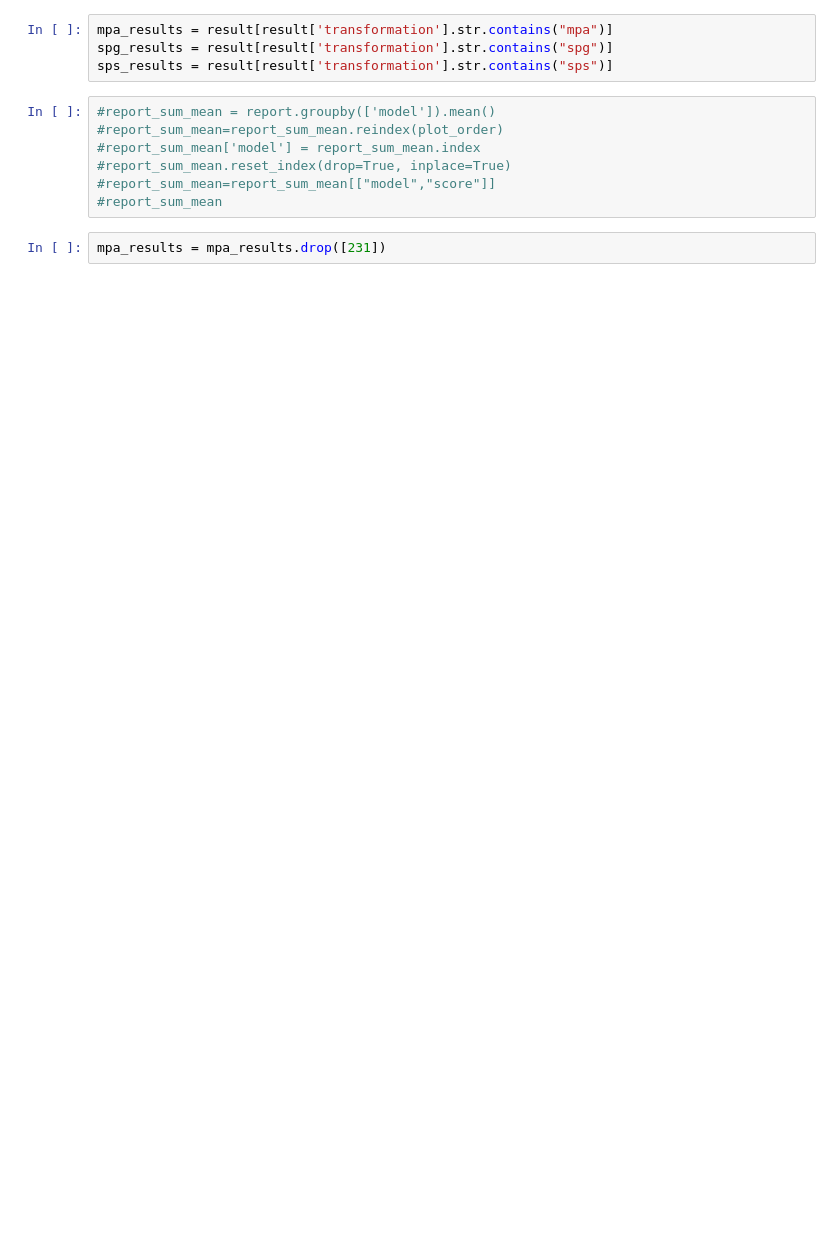
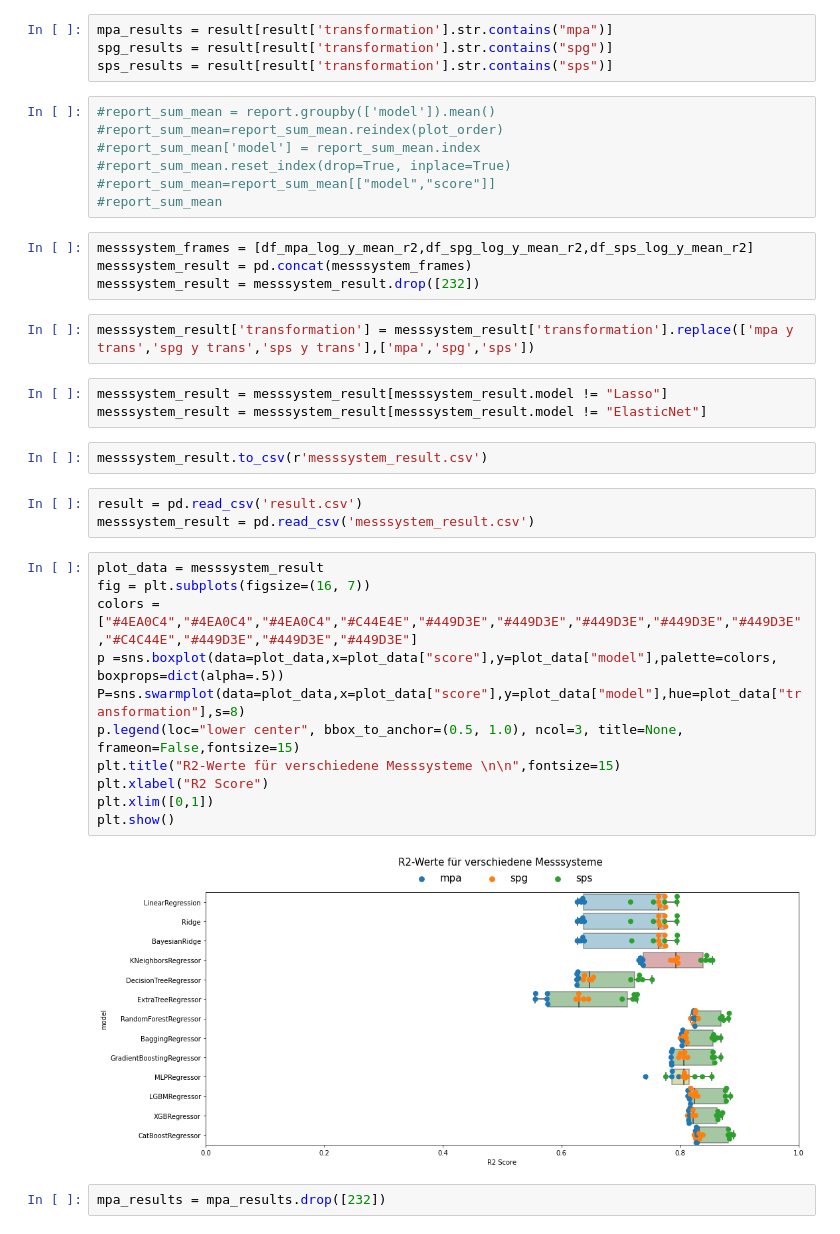
Before and after one commit to FiratSaritas/Safety-for-Alpine-Villages, a Jupyter notebook: model/log_compare_Model.ipynb, the cells around one changed output. Drawn from its saved outputs; the diff is of its cells as text; blank space fills up the shorter version.

```diff
--- a/model/log_compare_Model.ipynb
+++ b/model/log_compare_Model.ipynb
@@ -291,8 +293,35 @@ sps_results = result[result['transformation'].str.contains("sps")]
 #report_sum_mean.reset_index(drop=True, inplace=True)
 #report_sum_mean=report_sum_mean[["model","score"]]
 #report_sum_mean
+# %%
+messsystem_frames = [df_mpa_log_y_mean_r2,df_spg_log_y_mean_r2,df_sps_log_y_mean_r2]
+messsystem_result = pd.concat(messsystem_frames)
+messsystem_result = messsystem_result.drop([232])
+# %%
+messsystem_result['transformation'] = messsystem_result['transformation'].replace(['mpa y trans','spg y trans','sps y trans'],['mpa','spg','sps'])
+# %%
+messsystem_result = messsystem_result[messsystem_result.model != "Lasso"]
+messsystem_result = messsystem_result[messsystem_result.model != "ElasticNet"]
+# %%
+messsystem_result.to_csv(r'messsystem_result.csv')
+# %%
+result = pd.read_csv('result.csv')
+messsystem_result = pd.read_csv('messsystem_result.csv')
+# %%
+plot_data = messsystem_result
+fig = plt.subplots(figsize=(16, 7))
+colors = ["#4EA0C4","#4EA0C4","#4EA0C4","#C44E4E","#449D3E","#449D3E","#449D3E","#449D3E","#449D3E","#C4C44E","#449D3E","#449D3E","#449D3E"]
+p =sns.boxplot(data=plot_data,x=plot_data["score"],y=plot_data["model"],palette=colors, boxprops=dict(alpha=.5))
+P=sns.swarmplot(data=plot_data,x=plot_data["score"],y=plot_data["model"],hue=plot_data["transformation"],s=8)
+p.legend(loc="lower center", bbox_to_anchor=(0.5, 1.0), ncol=3, title=None, frameon=False,fontsize=15)
+plt.title("R2-Werte für verschiedene Messsysteme \n\n",fontsize=15)
+plt.xlabel("R2 Score")
+plt.xlim([0,1])
+plt.show()
+# %% [output]
+[figure, added]
 # %%
-mpa_results = mpa_results.drop([231])
+mpa_results = mpa_results.drop([232])
 # %%
 plot_data = mpa_results
 fig = plt.subplots(figsize=(16, 7))
```
Also changed, not shown: parts of 13 cells of this notebook.
